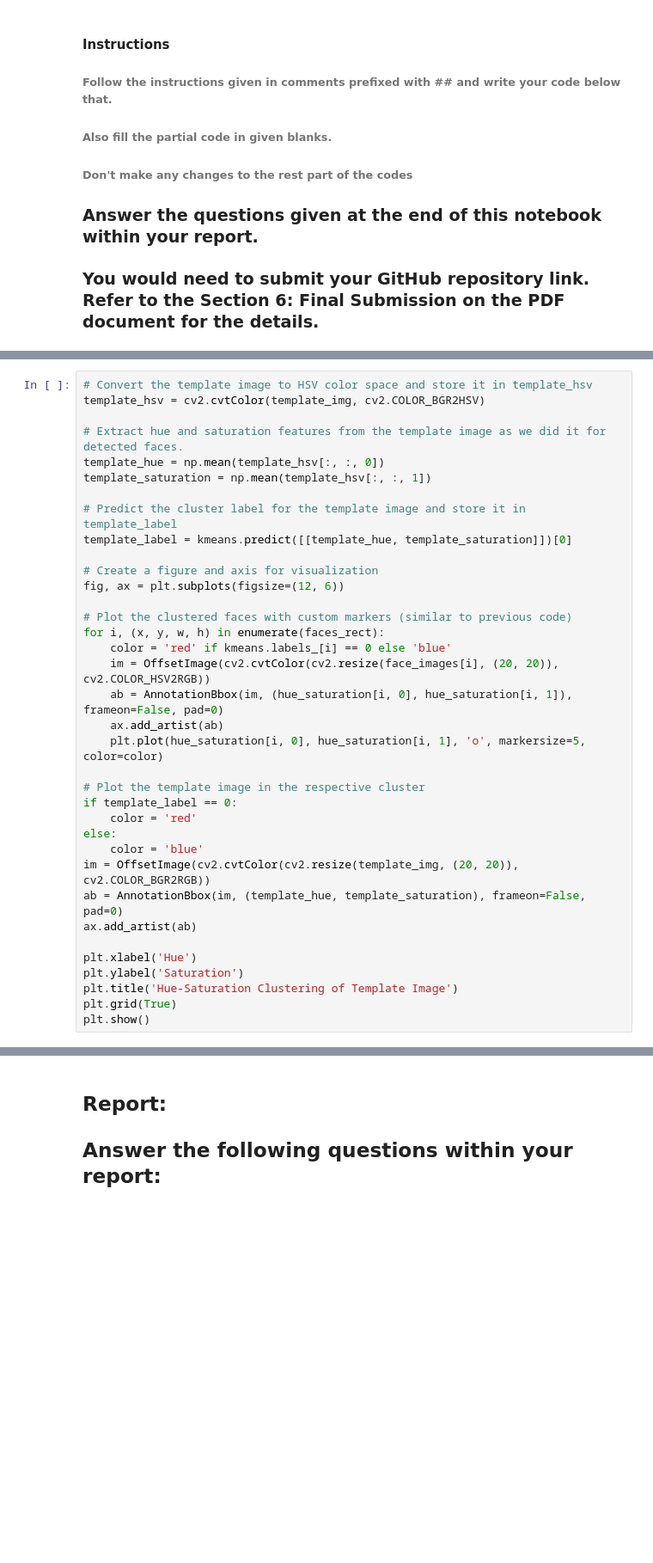
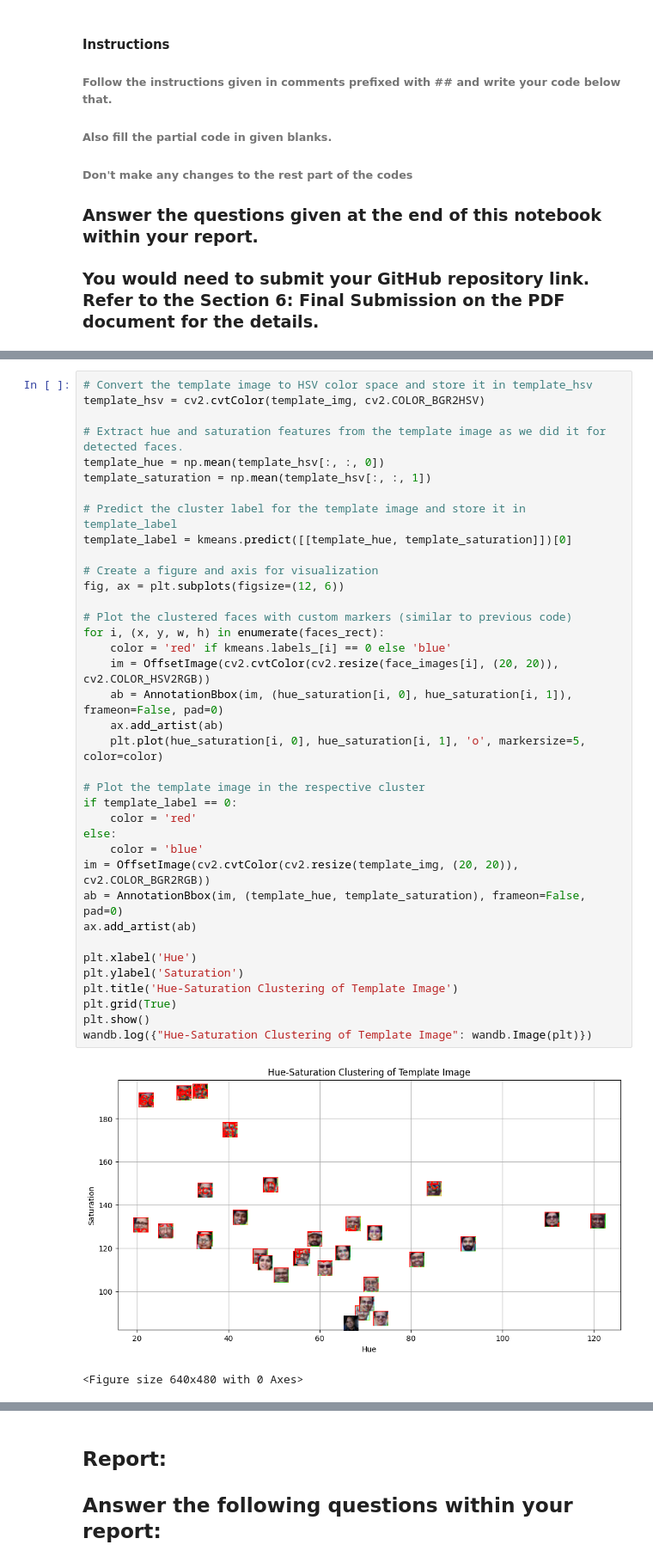
Before and after one commit to cyai/mlpr-lab, a Jupyter notebook: Lab 5-Spring 2025.ipynb, the cells around one changed output, grey strips where cells are left out. Shown: that part at 86% size. Drawn from its saved outputs; the diff is of its cells as text; blank space fills up the shorter version.

```diff
--- a/Lab 5-Spring 2025.ipynb
+++ b/Lab 5-Spring 2025.ipynb
@@ -158,33 +187,37 @@ template_hue = np.mean(template_hsv[:, :, 0])
 template_saturation = np.mean(template_hsv[:, :, 1])
 
 # Predict the cluster label for the template image and store it in template_label
 template_label = kmeans.predict([[template_hue, template_saturation]])[0]
 
 # Create a figure and axis for visualization
 fig, ax = plt.subplots(figsize=(12, 6))
 
 # Plot the clustered faces with custom markers (similar to previous code)
 for i, (x, y, w, h) in enumerate(faces_rect):
     color = 'red' if kmeans.labels_[i] == 0 else 'blue'
     im = OffsetImage(cv2.cvtColor(cv2.resize(face_images[i], (20, 20)), cv2.COLOR_HSV2RGB))
     ab = AnnotationBbox(im, (hue_saturation[i, 0], hue_saturation[i, 1]), frameon=False, pad=0)
     ax.add_artist(ab)
     plt.plot(hue_saturation[i, 0], hue_saturation[i, 1], 'o', markersize=5, color=color)
 
 # Plot the template image in the respective cluster
 if template_label == 0:
     color = 'red'
 else:
     color = 'blue'
 im = OffsetImage(cv2.cvtColor(cv2.resize(template_img, (20, 20)), cv2.COLOR_BGR2RGB))
 ab = AnnotationBbox(im, (template_hue, template_saturation), frameon=False, pad=0)
 ax.add_artist(ab)
 
 plt.xlabel('Hue')
 plt.ylabel('Saturation')
 plt.title('Hue-Saturation Clustering of Template Image')
 plt.grid(True)
 plt.show()
+wandb.log({"Hue-Saturation Clustering of Template Image": wandb.Image(plt)})
+# %% [output]
+[figure, added]
+<Figure size 640x480 with 0 Axes>
 # %%
 # Create an empty list to store legend labels
 legend_labels = []
```
Also changed, not shown: parts of 7 cells of this notebook, 12 other files.
